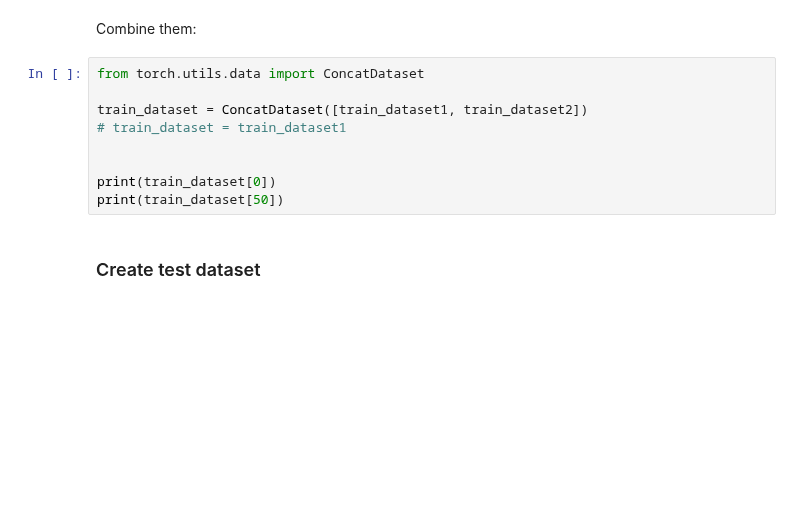
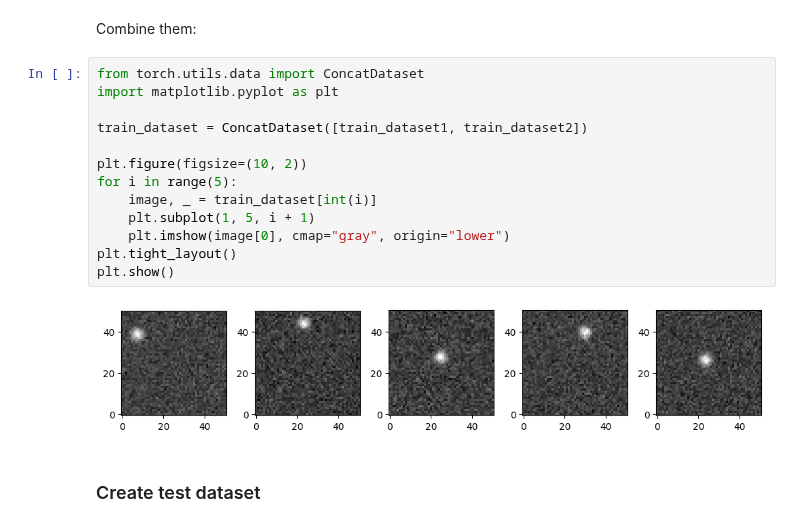
Before and after one commit to cmanzo/TFM_LodeSTAR, a Jupyter notebook: lodestar2.ipynb, the cells around one changed output. Cells and saved outputs as stored; diff of their text form; blank space fills up the shorter version.

```diff
--- a/lodestar2.ipynb
+++ b/lodestar2.ipynb
@@ -45,15 +73,21 @@ train_dataset1 = dt.pytorch.Dataset(simulation1 & [0], length=50)
 train_dataset2 = dt.pytorch.Dataset(simulation2 & [1], length=50)
 # %% [markdown]
 Combine them:
-# %%
-from torch.utils.data import ConcatDataset
-
-train_dataset = ConcatDataset([train_dataset1, train_dataset2])
-# train_dataset = train_dataset1
-
-
-print(train_dataset[0])
-print(train_dataset[50])
+# %%
+from torch.utils.data import ConcatDataset
+import matplotlib.pyplot as plt
+
+train_dataset = ConcatDataset([train_dataset1, train_dataset2])
+
+plt.figure(figsize=(10, 2))
+for i in range(5):
+	image, _ = train_dataset[int(i)]
+	plt.subplot(1, 5, i + 1)
+	plt.imshow(image[0], cmap="gray", origin="lower")
+plt.tight_layout()
+plt.show()
+# %% [output]
+[figure, added]
 # %% [markdown]
 ### Create test dataset
 # %%
```
Also changed, not shown: parts of 5 cells of this notebook.
